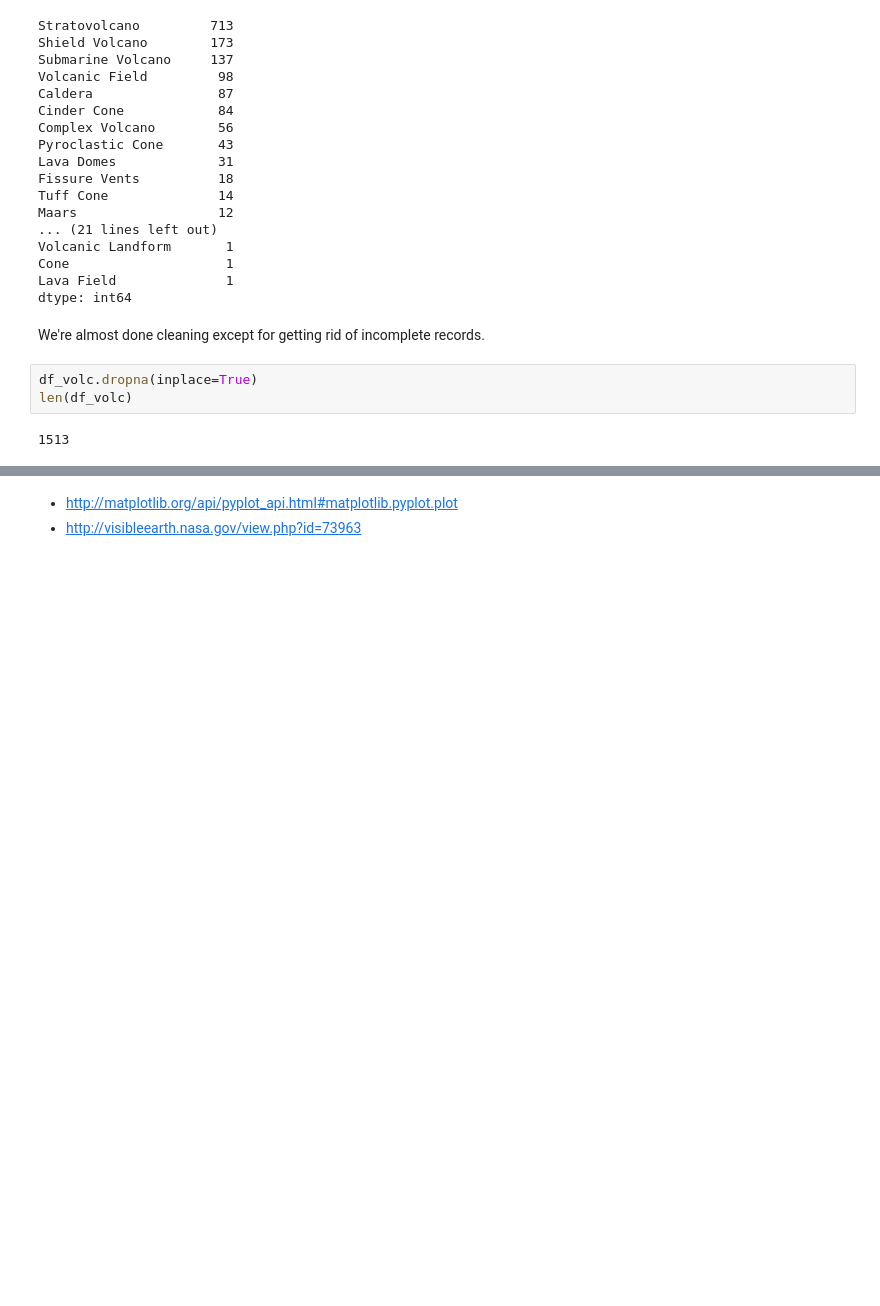
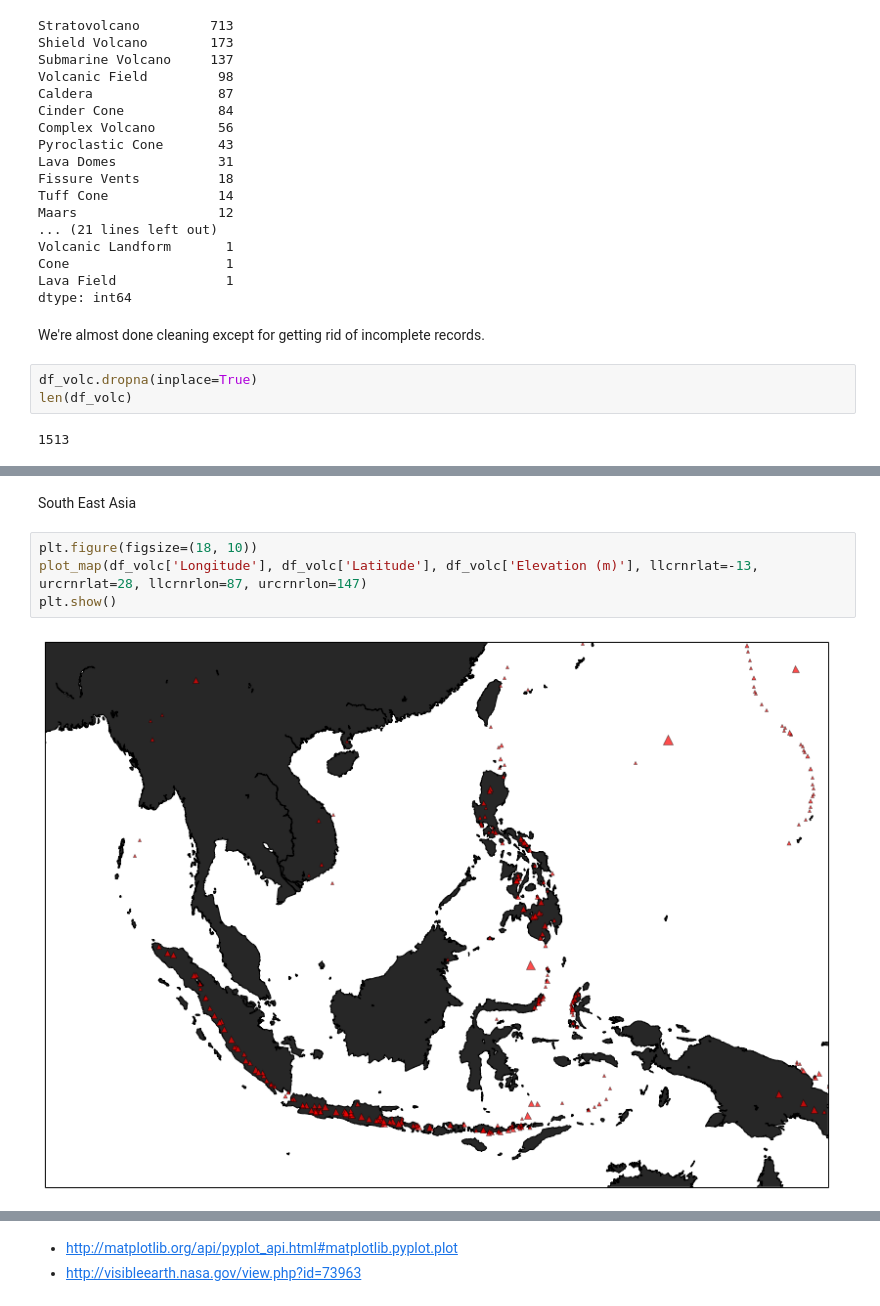
Before and after one commit to yaph/ipython-notebooks, a Jupyter notebook: Mapping Volcanoes.ipynb, the cells around one changed output, grey strips where cells are left out. Drawn from its saved outputs; the diff is of its cells as text; blank space fills up the shorter version.

```diff
--- a/Mapping Volcanoes.ipynb
+++ b/Mapping Volcanoes.ipynb
@@ -169,0 +161,8 @@ plot_map(lons, lats, elevations).warpimage(image='img/raw-bathymetry.jpg', scale
+# %% [markdown]
+South East Asia
+# %%
+plt.figure(figsize=(18, 10))
+plot_map(df_volc['Longitude'], df_volc['Latitude'], df_volc['Elevation (m)'], llcrnrlat=-13, urcrnrlat=28, llcrnrlon=87, urcrnrlon=147)
+plt.show()
+# %% [output]
+[figure, added]
```
Also changed, not shown: parts of 11 cells of this notebook.
